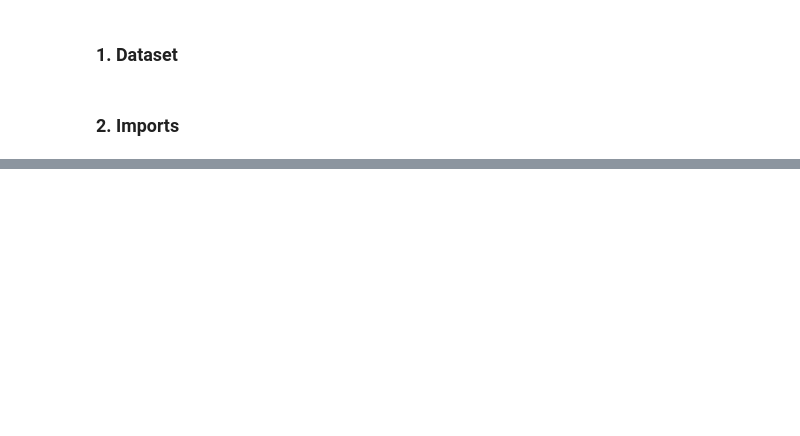
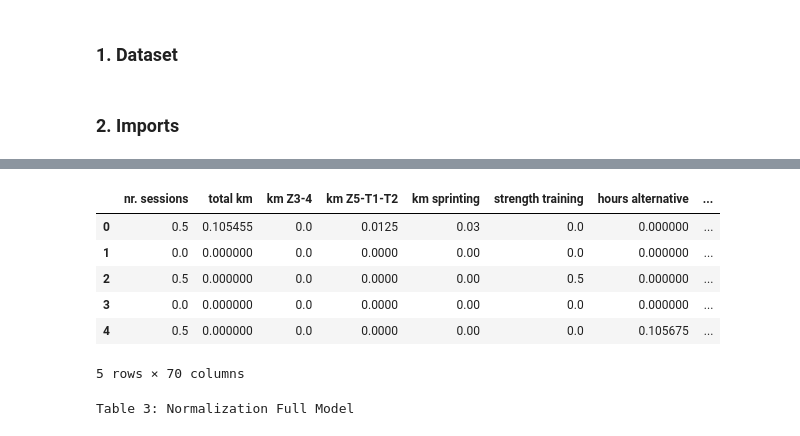
Before and after one commit to BeatrizF26/IAA-InjuryPrediction, a Jupyter notebook: notebook/data_cleaning.ipynb, the cells around one changed output, grey strips where cells are left out. Drawn from its saved outputs; the diff is of its cells as text; code cells hidden in the pictures; blank space fills up the shorter version.

```diff
--- a/notebook/data_cleaning.ipynb
+++ b/notebook/data_cleaning.ipynb
@@ -122,0 +240,21 @@ Normalization completed!
+# %%
+scaler = MinMaxScaler()
+
+# full model features normalization
+X_train_scaled = scaler.fit_transform(X_train)
+X_test_scaled = scaler.transform(X_test)
+
+X_train = pd.DataFrame(X_train_scaled, columns=X_train.columns, index=X_train.index)
+X_test = pd.DataFrame(X_test_scaled, columns=X_test.columns, index=X_test.index)
+
+display(X_train.head())
+print("Table 3: Normalization Full Model\n")
+# %% [output]
+|  | nr. sessions | total km | km Z3-4 | km Z5-T1-T2 | km sprinting | strength training | hours alternative | ... |
+| 0 | 0.5 | 0.105455 | 0.0 | 0.0125 | 0.03 | 0.0 | 0.000000 | ... |
+| 1 | 0.0 | 0.000000 | 0.0 | 0.0000 | 0.00 | 0.0 | 0.000000 | ... |
+| 2 | 0.5 | 0.000000 | 0.0 | 0.0000 | 0.00 | 0.5 | 0.000000 | ... |
+| 3 | 0.0 | 0.000000 | 0.0 | 0.0000 | 0.00 | 0.0 | 0.000000 | ... |
+| 4 | 0.5 | 0.000000 | 0.0 | 0.0000 | 0.00 | 0.0 | 0.105675 | ... |
+5 rows × 70 columns
+Table 3: Normalization Full Model
```
Also changed, not shown: parts of 33 cells of this notebook, 7 other files.
